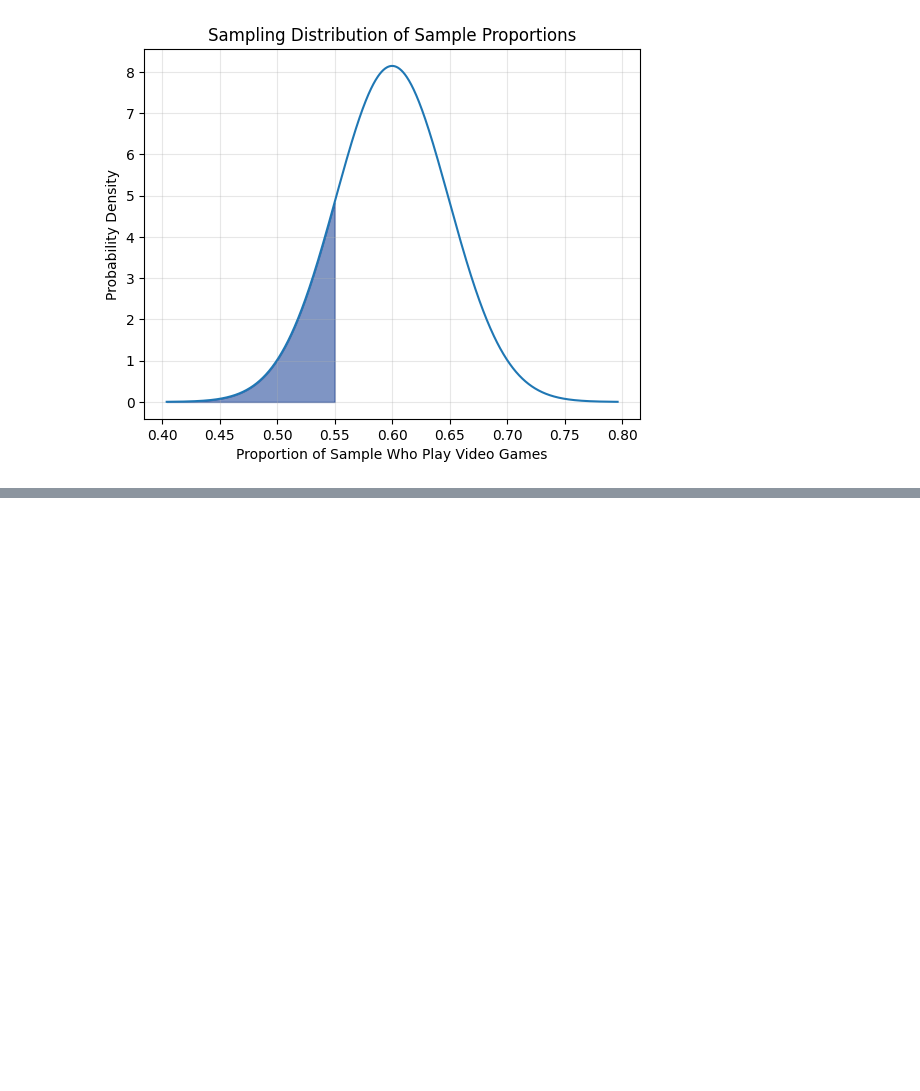
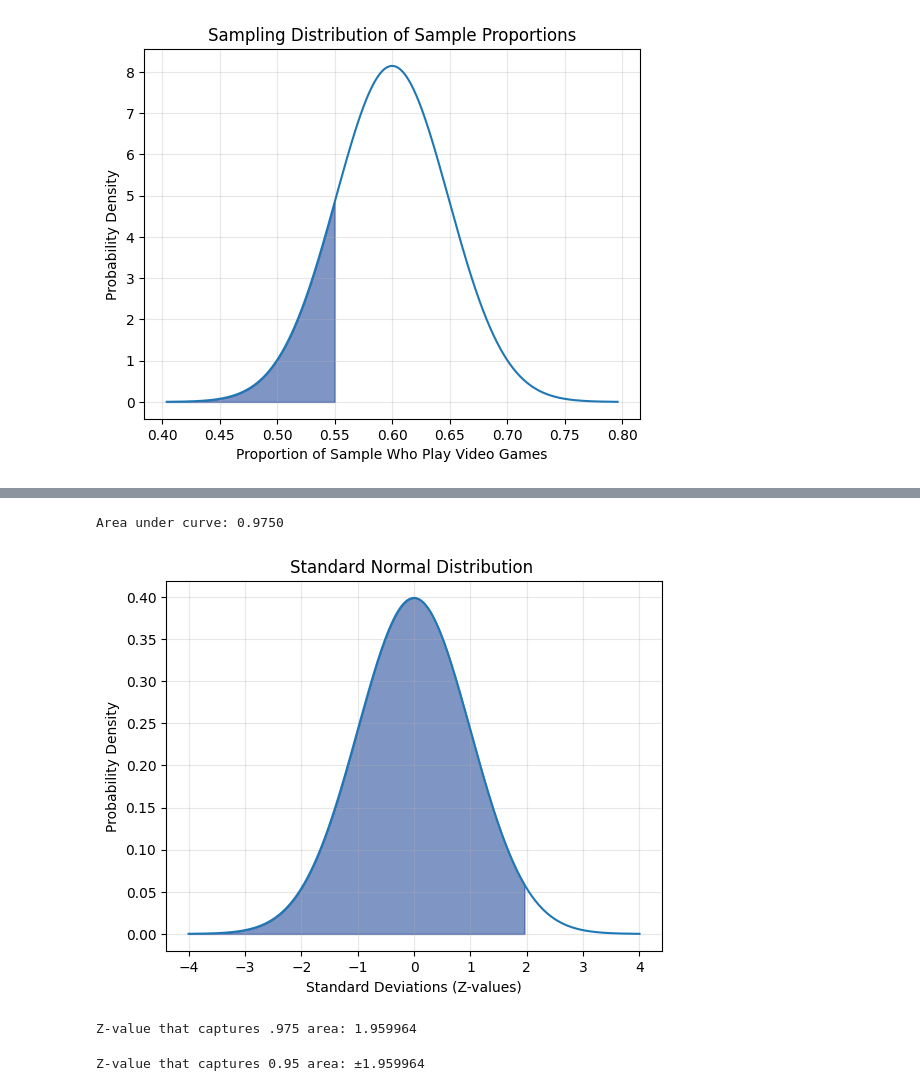
Before and after one commit to thomasnield/manning_grokking_statistics, a Jupyter notebook: ch5/ch5.ipynb, the cells around one changed output, grey strips where cells are left out. Cells and saved outputs as stored; diff of their text form; code cells hidden in the pictures; blank space fills up the shorter version.

```diff
--- a/ch5/ch5.ipynb
+++ b/ch5/ch5.ipynb
@@ -298,0 +411,56 @@ Probability that less than 40% want to buy a bike: 0.1367
+# %%
+import numpy as np
+import matplotlib.pyplot as plt
+from scipy.stats import norm
+
+mu, sigma = 0, 1
+x = np.linspace(mu - sigma * 4, mu + sigma * 4, 1000)
+y = norm.pdf(x, mu, sigma)
+
+lower,upper = norm.ppf(0, mu, sigma), norm.ppf(.975, mu, sigma)
+
+A = norm.cdf(upper, mu, sigma) - norm.cdf(lower, mu, sigma)
+print(f"Area under curve: {A:.4f}")
+
+# Plot the distribution
+plt.plot(x, y)
+
+# Shade the area between lower and upper
+shade_x = x[(x >= lower) & (x <= upper)]
+shade_y = norm.pdf(shade_x, mu, sigma)
+plt.fill_between(shade_x, shade_y, alpha=0.5, color='#002d8b')
+
+plt.title("Standard Normal Distribution ")
+plt.xlabel("Standard Deviations (Z-values)")
+plt.ylabel("Probability Density")
+plt.grid(True, alpha=0.3)
+plt.savefig("jC46tupt.svg")
+plt.show()
+# %% [output]
+Area under curve: 0.9750
+[figure, added]
+# %%
+from scipy.stats import norm
+
+mu, sigma = 0, 1
+z = norm.ppf(.975, mu, sigma)
+
+print(f"Z-value that captures .975 area: {z:.6f}")
+# %% [output]
+Z-value that captures .975 area: 1.959964
+# %%
+from scipy.stats import norm #A
+
+mu, sigma = 0, 1 #B
+A = .95 #C
+z = norm.ppf(1 - (1 - A) / 2, mu, sigma) #D
+
+print(f"Z-value that captures {A} area: ±{z:.6f}") #E
+
+#A import normal distribution from scipy
+#B set mean and standard deviation for standard normal
+#C confidence level
+#D calculate z-value for confidence interval
+#E display the z-value
+# %% [output]
+Z-value that captures 0.95 area: ±1.959964
```
Also changed, not shown: parts of 11 cells of this notebook, 31 other files.
